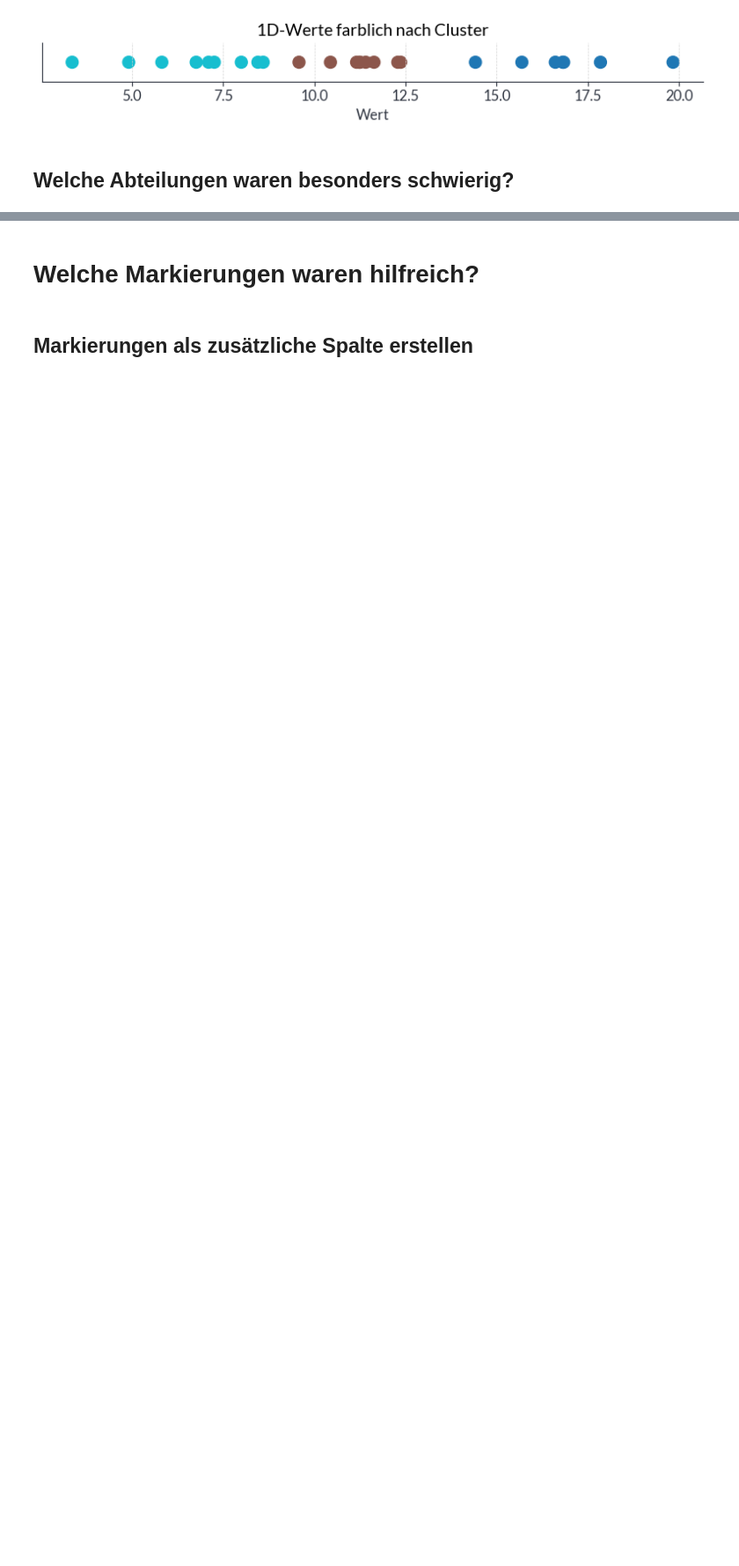
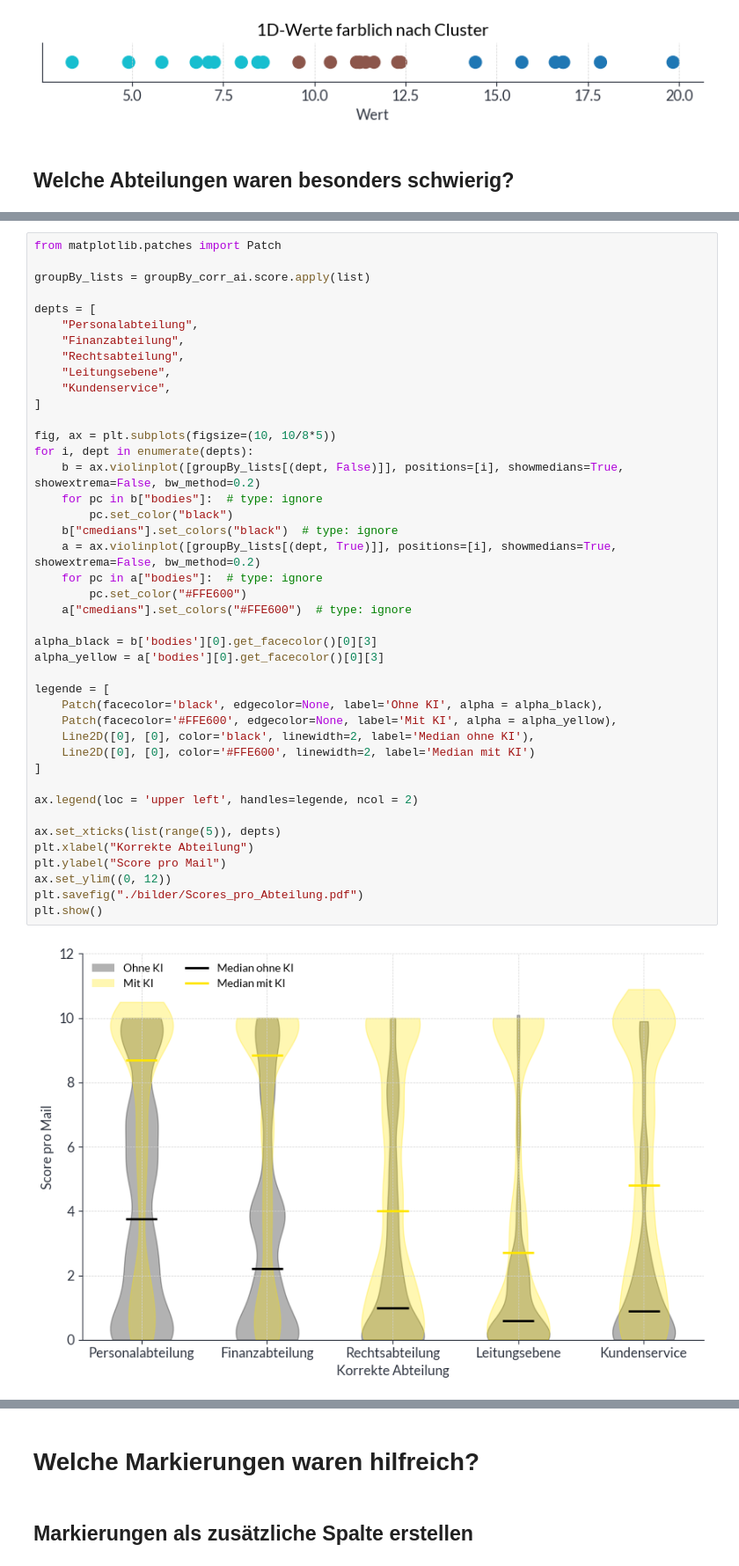
Before and after one commit to anacision-de/postkorb-panic, a Jupyter notebook: analysis/Analysis_Andy.ipynb, the cells around one changed output, grey strips where cells are left out. Shown at 88% size. Drawn from its saved outputs; the diff is of its cells as text; blank space fills up the shorter version.

Commit message:
finished my analysis and image generation

```diff
--- a/analysis/Analysis_Andy.ipynb
+++ b/analysis/Analysis_Andy.ipynb
@@ -382,3 +400,47 @@ feedback_data.groupby(["correctDept", "aiMode"]).agg({"isCorrect": "mean"})
+# %%
+from matplotlib.patches import Patch
+
+groupBy_lists = groupBy_corr_ai.score.apply(list)
+
+depts = [
+    "Personalabteilung",
+    "Finanzabteilung",
+    "Rechtsabteilung",
+    "Leitungsebene",
+    "Kundenservice",
+]
+
+fig, ax = plt.subplots(figsize=(10, 10/8*5))
+for i, dept in enumerate(depts):
+    b = ax.violinplot([groupBy_lists[(dept, False)]], positions=[i], showmedians=True, showextrema=False, bw_method=0.2)
+    for pc in b["bodies"]:  # type: ignore
+        pc.set_color("black")
+    b["cmedians"].set_colors("black")  # type: ignore
+    a = ax.violinplot([groupBy_lists[(dept, True)]], positions=[i], showmedians=True, showextrema=False, bw_method=0.2)
+    for pc in a["bodies"]:  # type: ignore
+        pc.set_color("#FFE600")
+    a["cmedians"].set_colors("#FFE600")  # type: ignore
+
+alpha_black = b['bodies'][0].get_facecolor()[0][3]
+alpha_yellow = a['bodies'][0].get_facecolor()[0][3]
+
+legende = [
+    Patch(facecolor='black', edgecolor=None, label='Ohne KI', alpha = alpha_black),
+    Patch(facecolor='#FFE600', edgecolor=None, label='Mit KI', alpha = alpha_yellow),
+    Line2D([0], [0], color='black', linewidth=2, label='Median ohne KI'),
+    Line2D([0], [0], color='#FFE600', linewidth=2, label='Median mit KI')
+]
+
+ax.legend(loc = 'upper left', handles=legende, ncol = 2)
+
+ax.set_xticks(list(range(5)), depts)
+plt.xlabel("Korrekte Abteilung")
+plt.ylabel("Score pro Mail")
+ax.set_ylim((0, 12))
+plt.savefig("./bilder/Scores_pro_Abteilung.pdf")
+plt.show()
+# %% [output]
+[figure, added]
 # %%
 feedback_data["text_length"] = [len(message) for message in feedback_data["text"]]
 
```
Also changed, not shown: parts of 34 cells of this notebook, 5 other files.
